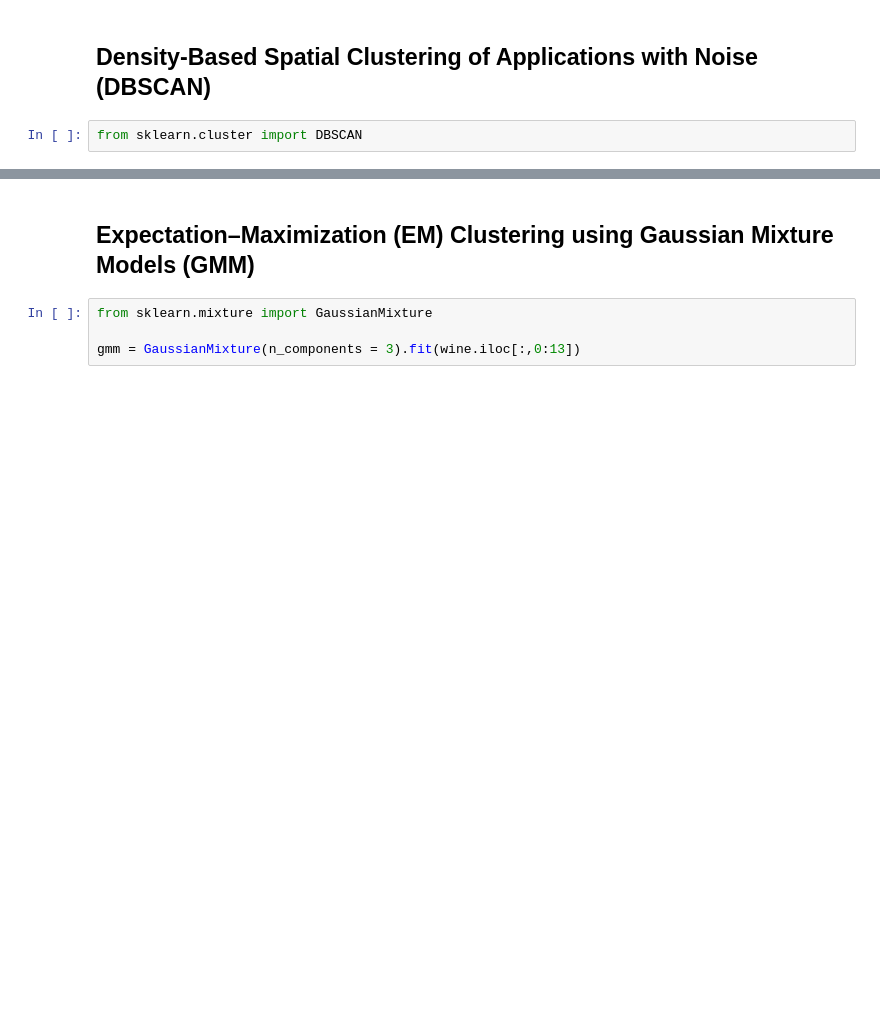
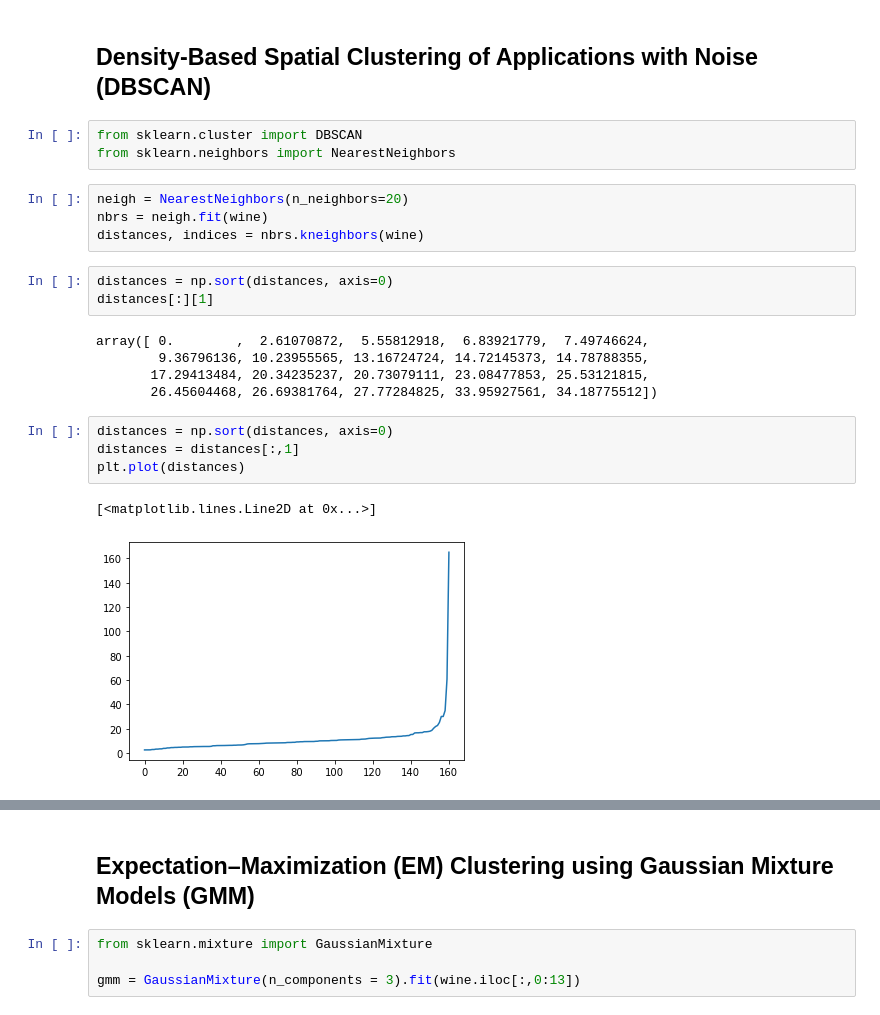
Before and after one commit to orkunaran/Wine-Quality-Clustering, a Jupyter notebook: Unsupervised Learning Methods on Wine Data.ipynb, the cells around one changed output, grey strips where cells are left out. Drawn from its saved outputs; the diff is of its cells as text; blank space fills up the shorter version.

```diff
--- a/Unsupervised Learning Methods on Wine Data.ipynb
+++ b/Unsupervised Learning Methods on Wine Data.ipynb
@@ -360,4 +352,24 @@ px.scatter_3d(x=wine.iloc[:,0], y= wine.iloc[:,1], z = wine.iloc[:,2], color=win
 ## Density-Based Spatial Clustering of Applications with Noise (DBSCAN)
 # %%
 from sklearn.cluster import DBSCAN
+from sklearn.neighbors import NearestNeighbors
+# %%
+neigh = NearestNeighbors(n_neighbors=20)
+nbrs = neigh.fit(wine)
+distances, indices = nbrs.kneighbors(wine)
+# %%
+distances = np.sort(distances, axis=0)
+distances[:][1]
+# %% [output]
+array([ 0.        ,  2.61070872,  5.55812918,  6.83921779,  7.49746624,
+        9.36796136, 10.23955565, 13.16724724, 14.72145373, 14.78788355,
+       17.29413484, 20.34235237, 20.73079111, 23.08477853, 25.53121815,
+       26.45604468, 26.69381764, 27.77284825, 33.95927561, 34.18775512])
+# %%
+distances = np.sort(distances, axis=0)
+distances = distances[:,1]
+plt.plot(distances)
+# %% [output]
+[<matplotlib.lines.Line2D at 0x...>]
+[figure, added]
 # %%
```
Also changed, not shown: parts of 7 cells of this notebook.
